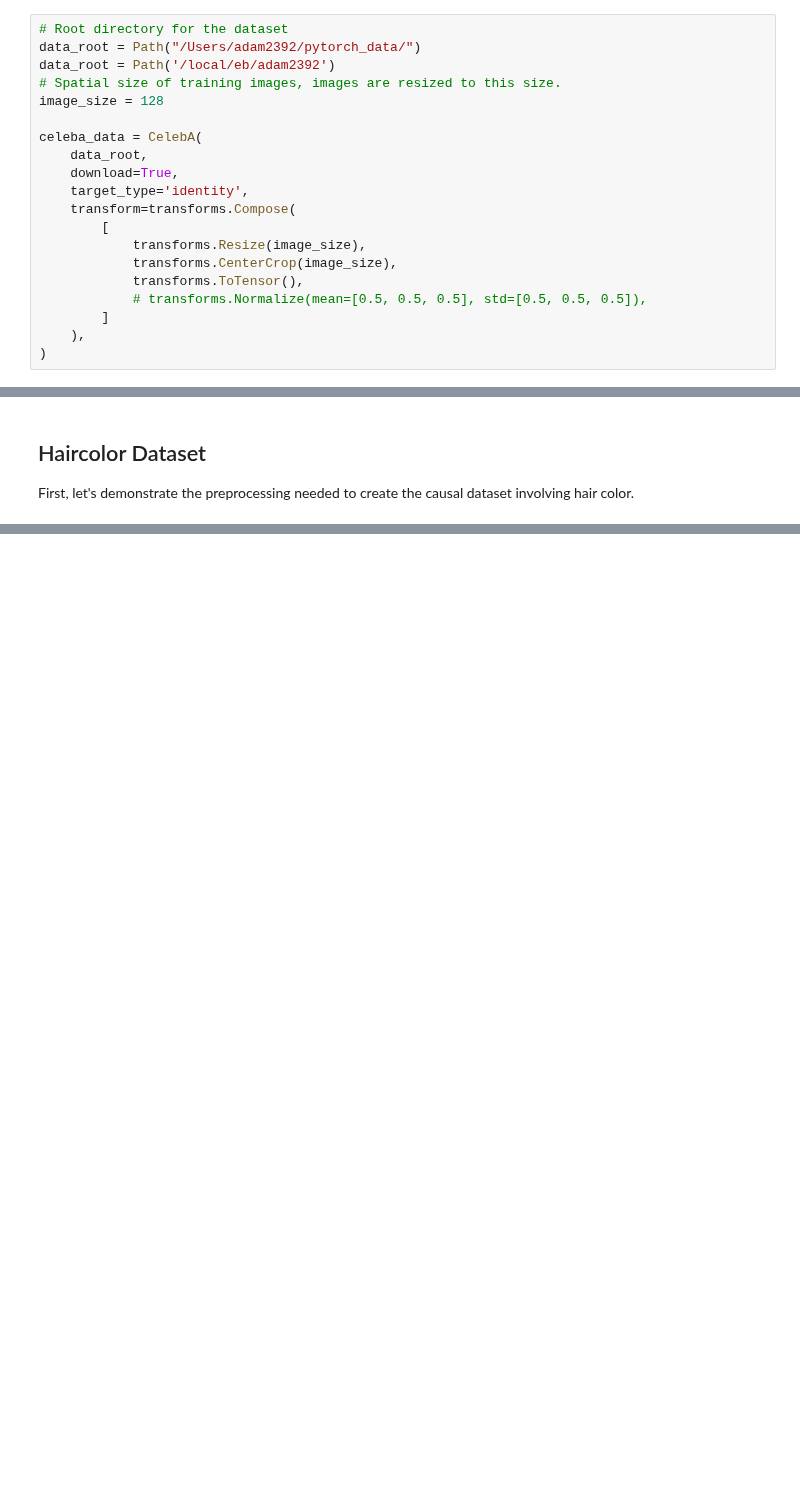
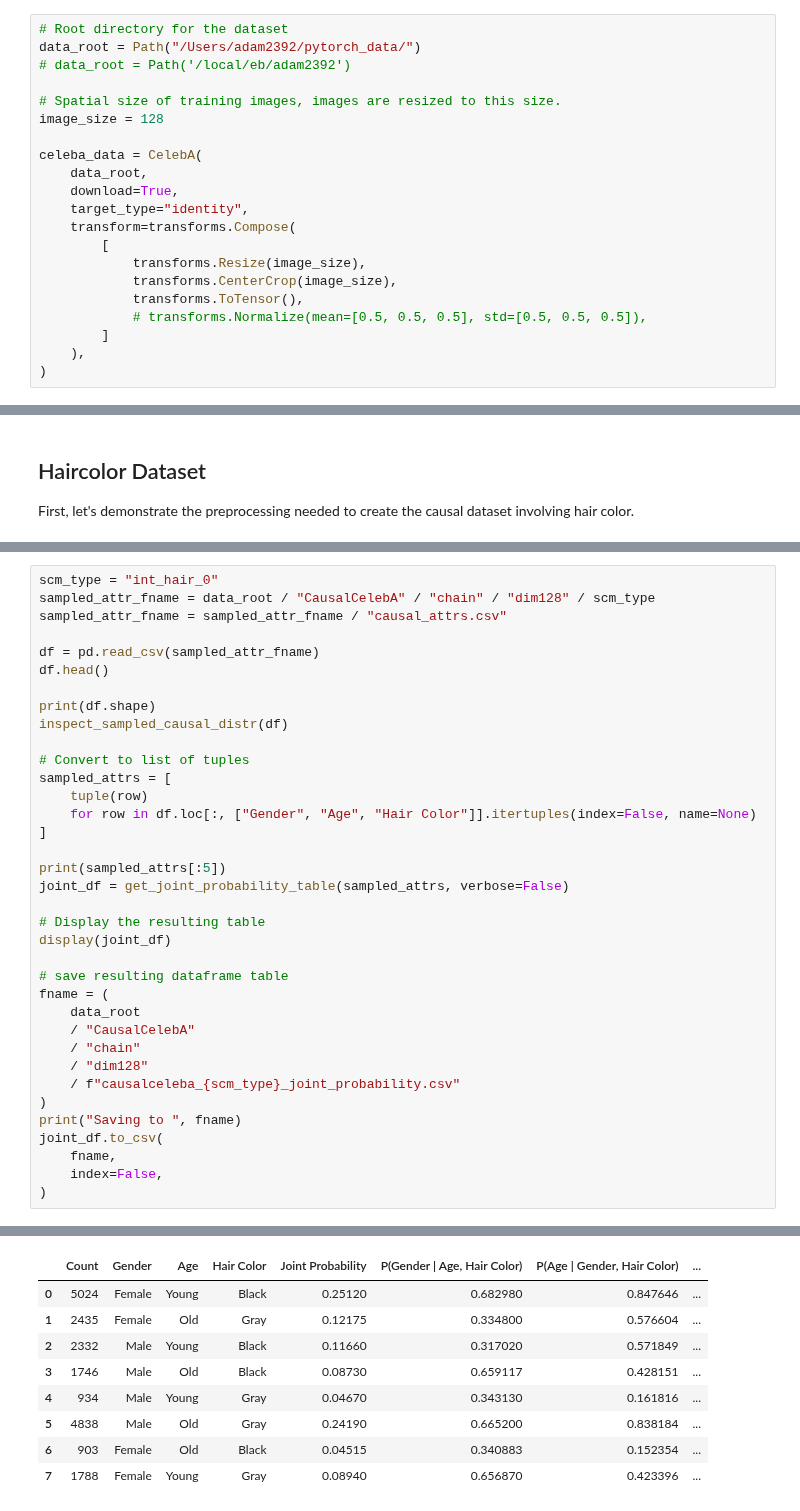
Before and after one commit to adam2392/ciflows, a Jupyter notebook: notebooks/create_causal_celeba.ipynb, the cells around one changed output, grey strips where cells are left out. Saved outputs shown, nothing was run; the diff lists cells and outputs as text; blank space fills up the shorter version.

```diff
--- a/notebooks/create_causal_celeba.ipynb
+++ b/notebooks/create_causal_celeba.ipynb
@@ -42,14 +39,15 @@ from PIL import Image
 # %%
 # Root directory for the dataset
 data_root = Path("/Users/adam2392/pytorch_data/")
-data_root = Path('/local/eb/adam2392')
+# data_root = Path('/local/eb/adam2392')
+
 # Spatial size of training images, images are resized to this size.
 image_size = 128
 
 celeba_data = CelebA(
     data_root,
     download=True,
-    target_type='identity',
+    target_type="identity",
     transform=transforms.Compose(
         [
             transforms.Resize(image_size),
@@ -109,0 +820,37 @@ Number of total samples used: 69193 filtered from total of 162770 - 0.425 of the
+# %%
+scm_type = "int_hair_0"
+sampled_attr_fname = data_root / "CausalCelebA" / "chain" / "dim128" / scm_type
+sampled_attr_fname = sampled_attr_fname / "causal_attrs.csv"
+
+df = pd.read_csv(sampled_attr_fname)
+df.head()
+
+print(df.shape)
+inspect_sampled_causal_distr(df)
+
+# Convert to list of tuples
+sampled_attrs = [
+    tuple(row)
+    for row in df.loc[:, ["Gender", "Age", "Hair Color"]].itertuples(index=False, name=None)
+]
+
+print(sampled_attrs[:5])
+joint_df = get_joint_probability_table(sampled_attrs, verbose=False)
+
+# Display the resulting table
+display(joint_df)
+
+# save resulting dataframe table
+fname = (
+    data_root
+    / "CausalCelebA"
+    / "chain"
+    / "dim128"
+    / f"causalceleba_{scm_type}_joint_probability.csv"
+)
+print("Saving to ", fname)
+joint_df.to_csv(
+    fname,
+    index=False,
+)
+# %% [output]
@@ -109,0 +874,9 @@ Number of total samples used: 69193 filtered from total of 162770 - 0.425 of the
+|  | Count | Gender | Age | Hair Color | Joint Probability | P(Gender | Age, Hair Color) | P(Age | Gender, Hair Color) | ... |
+| 0 | 5024 | Female | Young | Black | 0.25120 | 0.682980 | 0.847646 | ... |
+| 1 | 2435 | Female | Old | Gray | 0.12175 | 0.334800 | 0.576604 | ... |
+| 2 | 2332 | Male | Young | Black | 0.11660 | 0.317020 | 0.571849 | ... |
+| 3 | 1746 | Male | Old | Black | 0.08730 | 0.659117 | 0.428151 | ... |
+| 4 | 934 | Male | Young | Gray | 0.04670 | 0.343130 | 0.161816 | ... |
+| 5 | 4838 | Male | Old | Gray | 0.24190 | 0.665200 | 0.838184 | ... |
+| 6 | 903 | Female | Old | Black | 0.04515 | 0.340883 | 0.152354 | ... |
+| 7 | 1788 | Female | Young | Gray | 0.08940 | 0.656870 | 0.423396 | ... |
```
Also changed, not shown: parts of 29 cells of this notebook, 24 other files.
